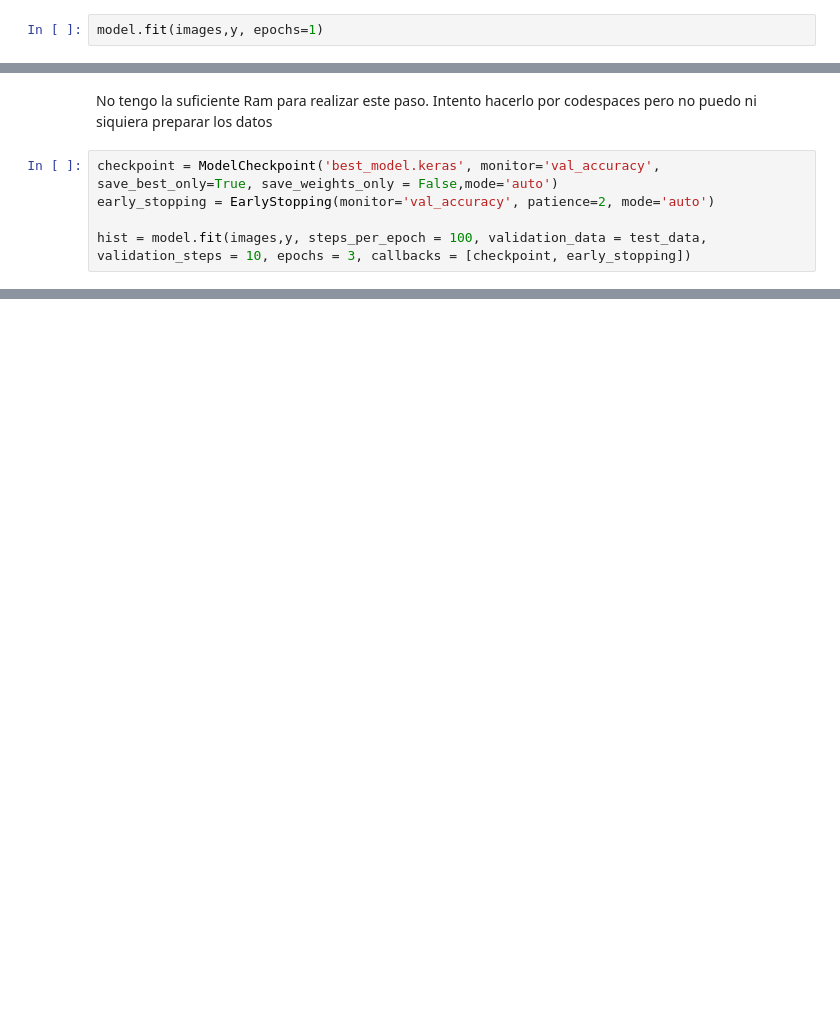
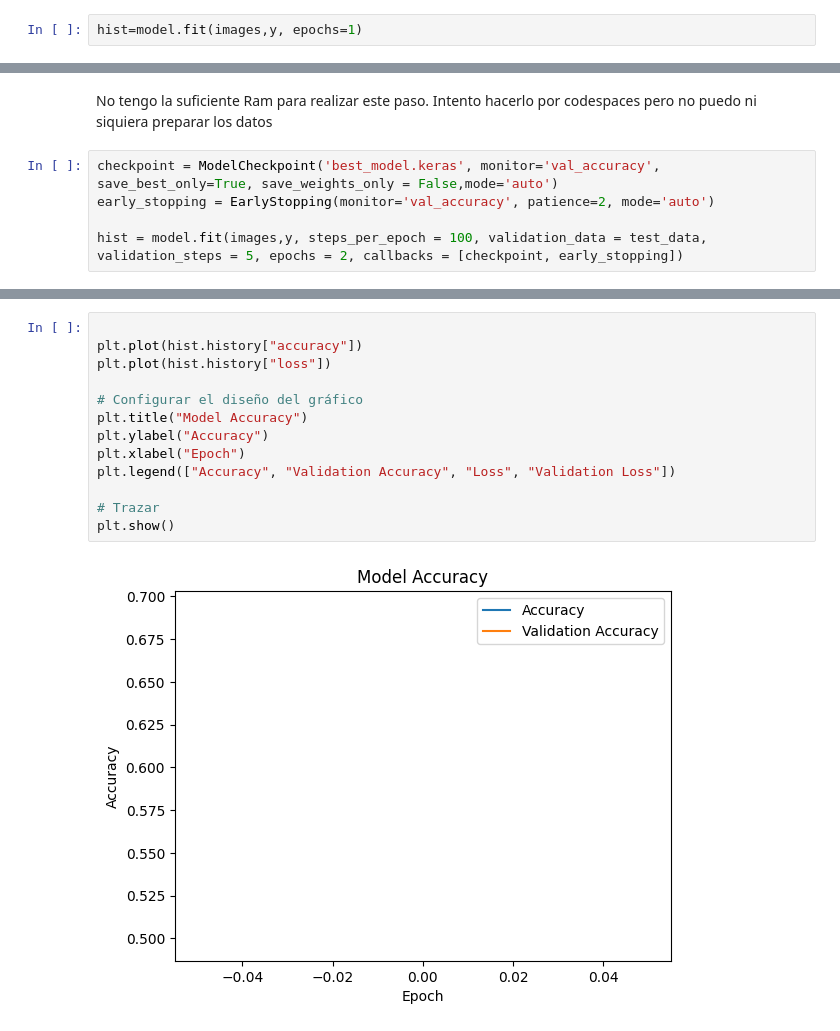
Before and after one commit to Uplyuz/Deep, a Jupyter notebook: src/explore.ipynb, the cells around one changed output, grey strips where cells are left out. Cells and saved outputs as stored; diff of their text form; blank space fills up the shorter version.

```diff
--- a/src/explore.ipynb
+++ b/src/explore.ipynb
@@ -144,5 +147,5 @@ model.add(Dense(units = 2, activation = "softmax"))
 # %%
 model.compile(optimizer='adam', loss='sparse_categorical_crossentropy', metrics=['accuracy'])
 # %%
-model.fit(images,y, epochs=1)
+hist=model.fit(images,y, epochs=1)
 # %% [output]
@@ -154,5 +156,5 @@ No tengo la suficiente Ram para realizar este paso. Intento hacerlo por codespac
 checkpoint = ModelCheckpoint('best_model.keras', monitor='val_accuracy', save_best_only=True, save_weights_only = False,mode='auto')
 early_stopping = EarlyStopping(monitor='val_accuracy', patience=2, mode='auto')
 
-hist = model.fit(images,y, steps_per_epoch = 100, validation_data = test_data, validation_steps = 10, epochs = 3, callbacks = [checkpoint, early_stopping])
+hist = model.fit(images,y, steps_per_epoch = 100, validation_data = test_data, validation_steps = 5, epochs = 2, callbacks = [checkpoint, early_stopping])
 # %% [output]
@@ -164 +166,16 @@ Detected at node StatefulPartitionedCall/sequential_1/conv2d_7_1/Relu defined at
 <stack traces unavailable>
+# %%
+
+plt.plot(hist.history["accuracy"])
+plt.plot(hist.history["loss"])
+
+# Configurar el diseño del gráfico
+plt.title("Model Accuracy")
+plt.ylabel("Accuracy")
+plt.xlabel("Epoch")
+plt.legend(["Accuracy", "Validation Accuracy", "Loss", "Validation Loss"])
+
+# Trazar
+plt.show()
+# %% [output]
+[figure, added]
```
Also changed, not shown: parts of 6 cells of this notebook.
